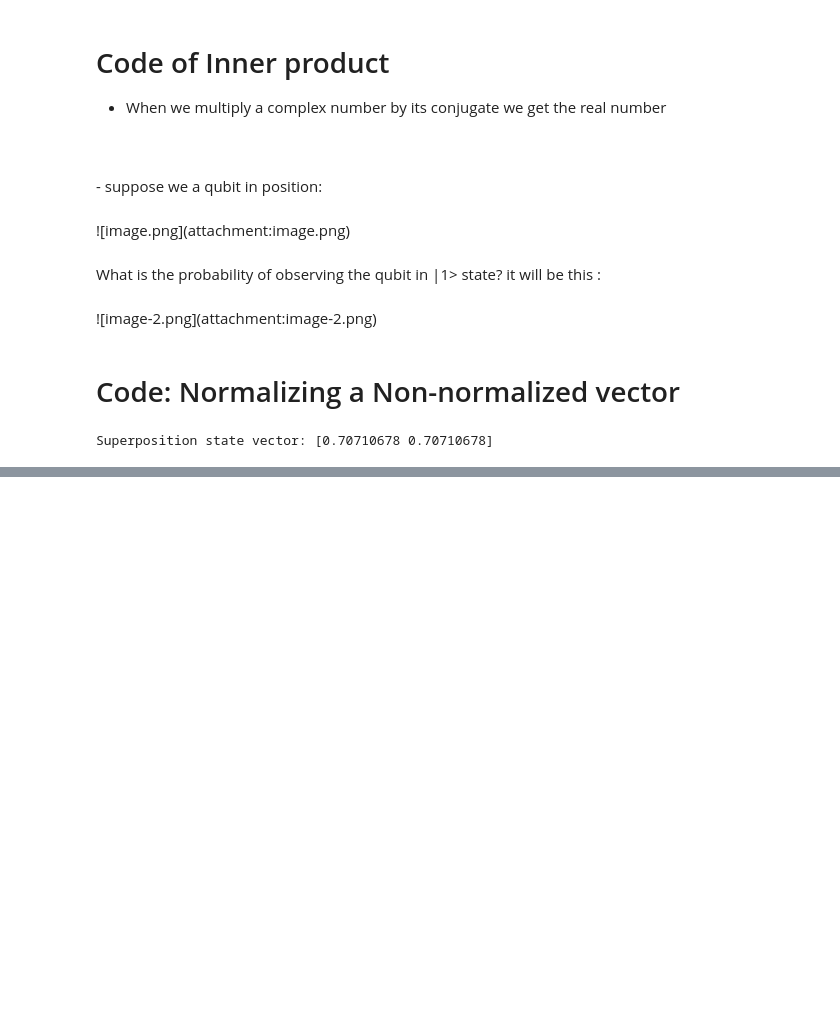
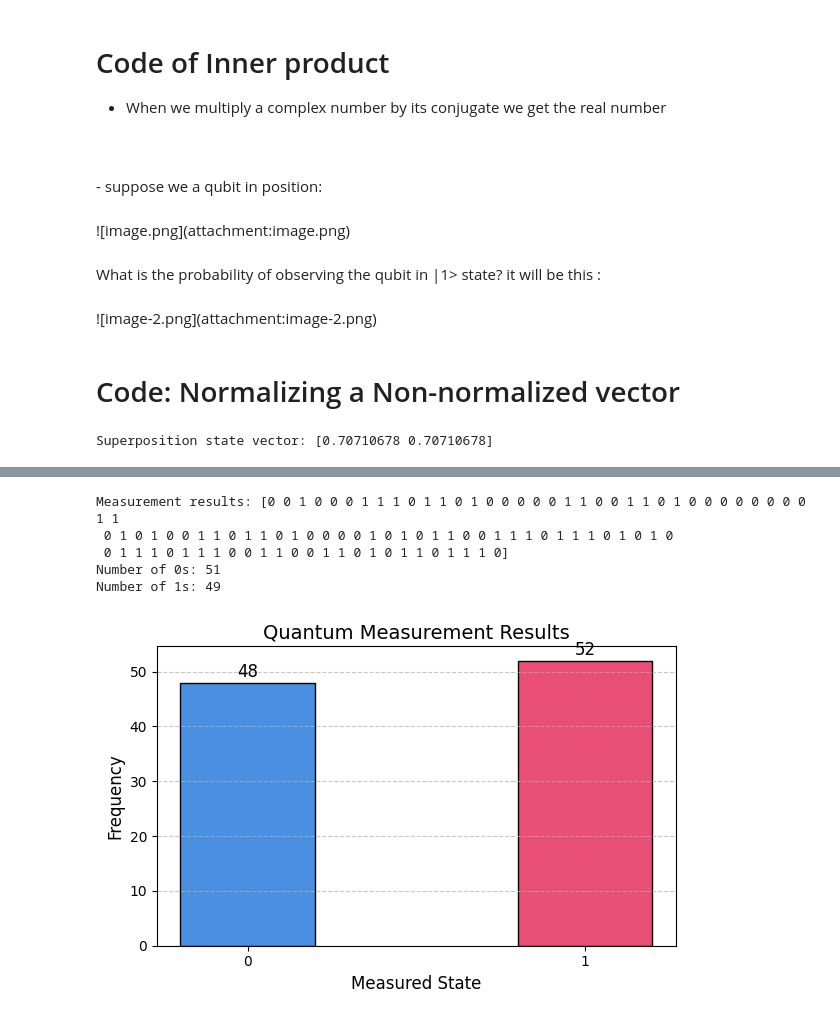
Before and after one commit to anujjtiwari/QuantumML, a Jupyter notebook: PennyLane/Part1-LearningTheVeryBasics.ipynb, the cells around one changed output, grey strips where cells are left out. Cells and saved outputs as stored; diff of their text form; code cells hidden in the pictures; blank space fills up the shorter version.

```diff
--- a/PennyLane/Part1-LearningTheVeryBasics.ipynb
+++ b/PennyLane/Part1-LearningTheVeryBasics.ipynb
@@ -71,0 +180,76 @@ def normalize_state(alpha, beta):
+# %%
+from matplotlib import pyplot as plt
+U = np.array([[1, 1], [1, -1]]) / np.sqrt(2) # Hadamard gate
+
+
+def initialize_state():
+    ket_0 = np.array([1,0])
+    return ket_0
+    #STATE |0>
+    pass
+
+
+def apply_u(state):
+    """quantum operation"""
+    return np.dot(U, state)
+
+
+def measure_state(state, num_meas):
+    """Measure a quantum state num_meas times."""
+    p_alpha = np.abs(state[0]) ** 2
+    p_beta = np.abs(state[1]) ** 2
+    meas_outcome = np.random.choice([0, 1], p=[p_alpha, p_beta], size=num_meas)
+    return meas_outcome
+
+
+def quantum_algorithm():
+    state = initialize_state()
+    new_state = apply_u(state)
+    states = measure_state(new_state,100)
+    # PREPARING THE STATE, APPLYING U, THEN TAKING 100 MEASUREMENT SAMPLES
+    return states
+    pass
+
+# RESULTS
+results = quantum_algorithm()
+print("Measurement results:", results)
+print("Number of 0s:", np.sum(results == 0))
+print("Number of 1s:", np.sum(results == 1))
+# %% [output]
+Measurement results: [0 0 1 0 0 0 1 1 1 0 1 1 0 1 0 0 0 0 0 1 1 0 0 1 1 0 1 0 0 0 0 0 0 0 0 1 1
+ 0 1 0 1 0 0 1 1 0 1 1 0 1 0 0 0 0 1 0 1 0 1 1 0 0 1 1 1 0 1 1 1 0 1 0 1 0
+ 0 1 1 1 0 1 1 1 0 0 1 1 0 0 1 1 0 1 0 1 1 0 1 1 1 0]
+Number of 0s: 51
+Number of 1s: 49
+# %%
+import numpy as np
+import matplotlib.pyplot as plt
+
+# Run the quantum simulation
+results = quantum_algorithm()
+
+# Count 0s and 1s
+unique, counts = np.unique(results, return_counts=True)
+
+# Create bar plot with nice visuals
+colors = ['#4A90E2', '#E94E77']  # blue for 0, pink for 1
+labels = ['0', '1']
+width = 0.4
+
+plt.figure(figsize=(6, 4))
+bars = plt.bar(labels, counts, color=colors, width=width, edgecolor='black')
+
+# Add count labels on top of bars
+for bar in bars:
+    yval = bar.get_height()
+    plt.text(bar.get_x() + bar.get_width()/2.0, yval + 1, int(yval), ha='center', fontsize=12)
+
+# Make it elegant
+plt.title("Quantum Measurement Results", fontsize=14)
+plt.xlabel("Measured State", fontsize=12)
+plt.ylabel("Frequency", fontsize=12)
+plt.grid(axis='y', linestyle='--', alpha=0.7)
+plt.tight_layout()
+plt.show()
+# %% [output]
+[figure, added]
```
Also changed, not shown: parts of 12 cells of this notebook.
